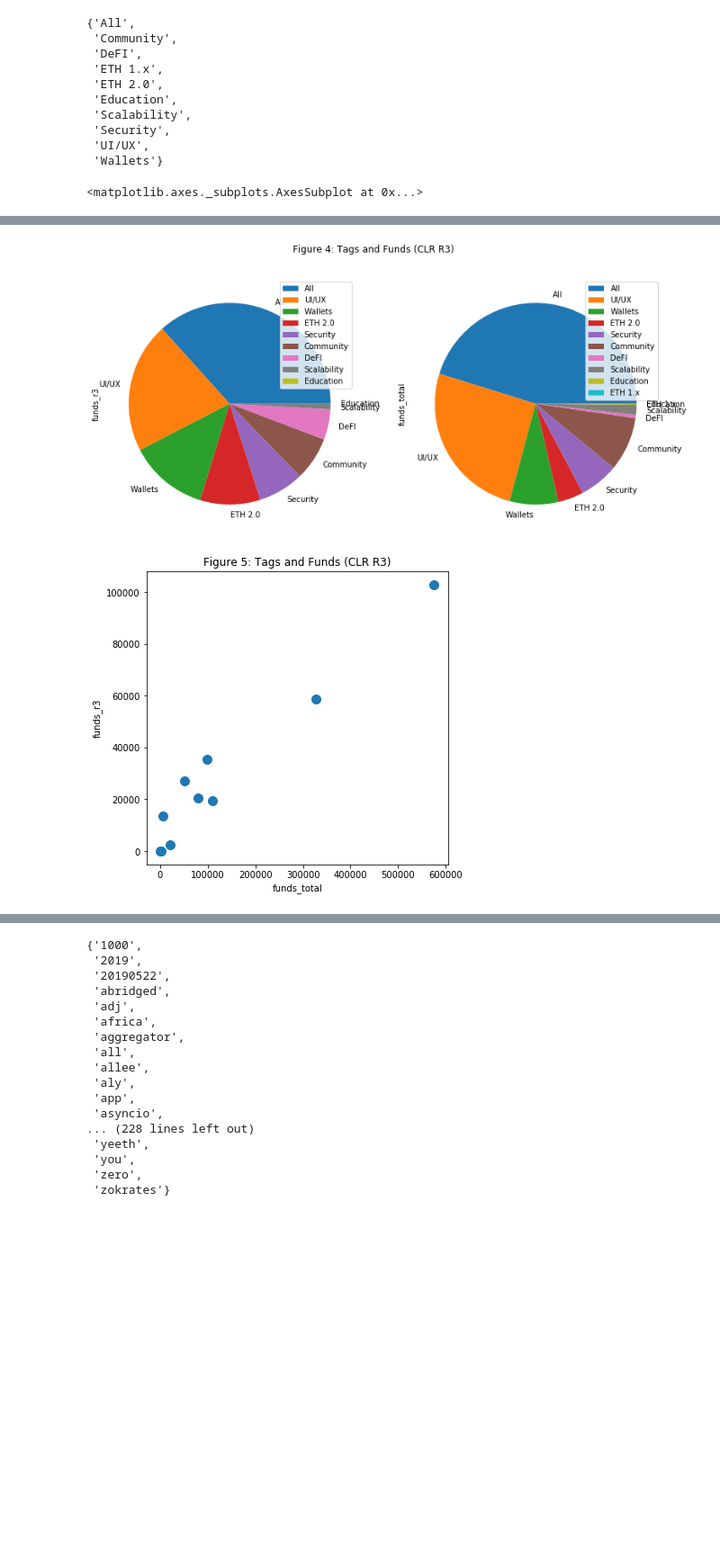
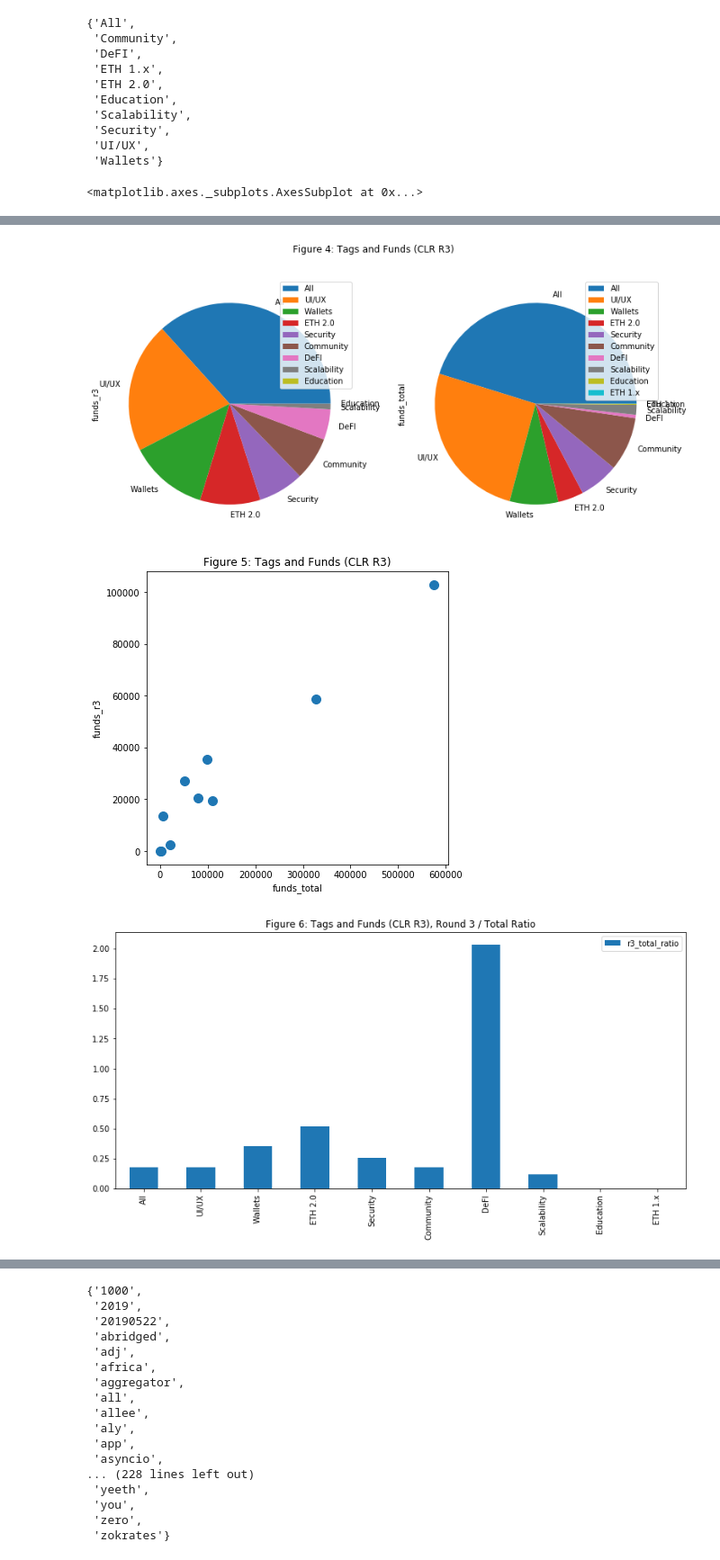
Before and after one commit to think-in-universe/gitcoin-grants-analysis, a Jupyter notebook: analysis.ipynb, the cells around one changed output, grey strips where cells are left out. Shown: that part at 90% size. Saved outputs shown, nothing was run; the diff lists cells and outputs as text; code cells hidden in the pictures; blank space fills up the shorter version.

```diff
--- a/analysis.ipynb
+++ b/analysis.ipynb
@@ -143,18 +143,21 @@ tags
 # %%
 # calculate the fund distribution per tags
 funds_r3 = [grants[grants.tags.apply(lambda x: t in x)]['estimated_round_3_clr_match_usd'].sum() for t in tags]
 funds_total = [grants[grants.tags.apply(lambda x: t in x)]['total_amount_received_usd_life'].sum() for t in tags]
 
 plot_df = pd.DataFrame({'funds_r3': funds_r3, 'funds_total': funds_total}, index = list(tags))
 plot_df = plot_df.sort_values("funds_r3", ascending=False)  # ranked by r3 funds
 plot_df.plot(kind='bar', title='Figure 3: Tags and Funds (CLR R3)', figsize=(13, 6))
 plot_df.plot(subplots=True, kind='pie', title='Figure 4: Tags and Funds (CLR R3)', figsize=(13, 6))
 plot_df.plot(x="funds_total", y="funds_r3", s=100, kind='scatter', title='Figure 5: Tags and Funds (CLR R3)', figsize=(6, 6))
+plot_df['r3_total_ratio'] = plot_df['funds_r3'] / plot_df['funds_total']
+plot_df.plot(kind='bar', y="r3_total_ratio", title='Figure 6: Tags and Funds (CLR R3), Round 3 / Total Ratio', figsize=(13, 6))
 # %% [output]
 <matplotlib.axes._subplots.AxesSubplot at 0x...>
 [figure]
 [figure]
 [figure]
+[figure, added]
 # %% [markdown]
 ### 2. Keywords
 
```
Also changed, not shown: parts of 11 cells of this notebook.
